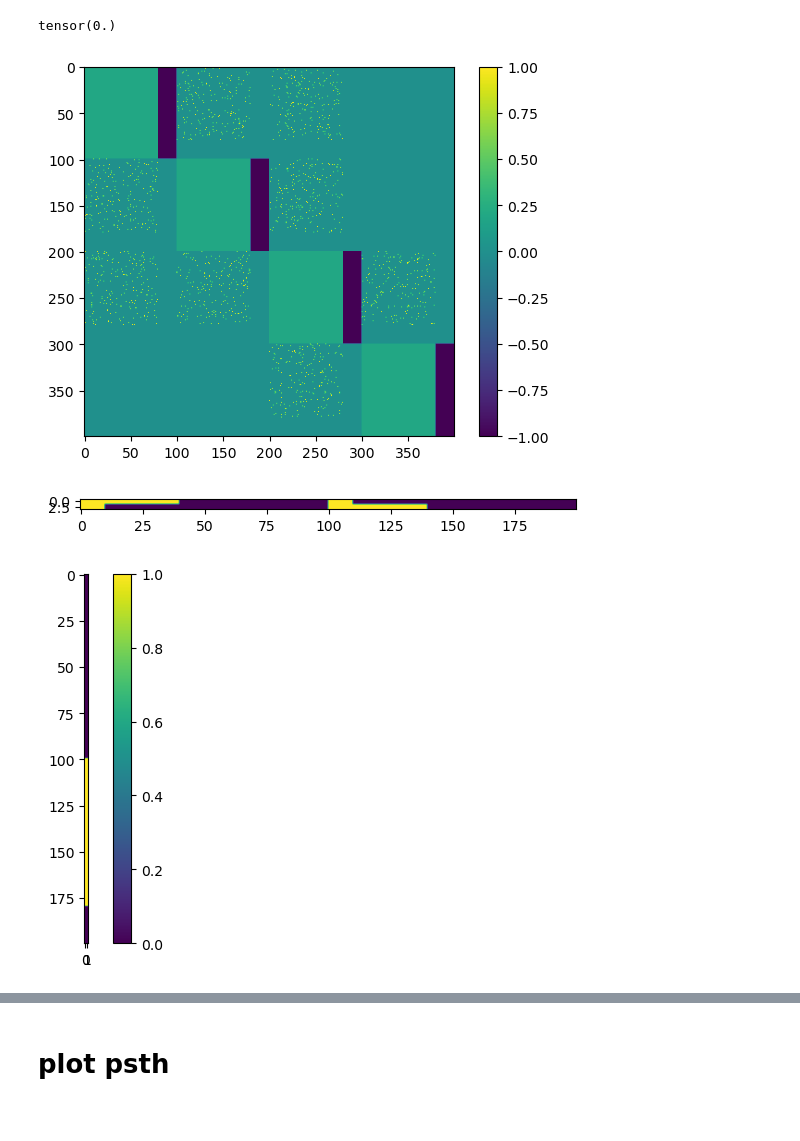
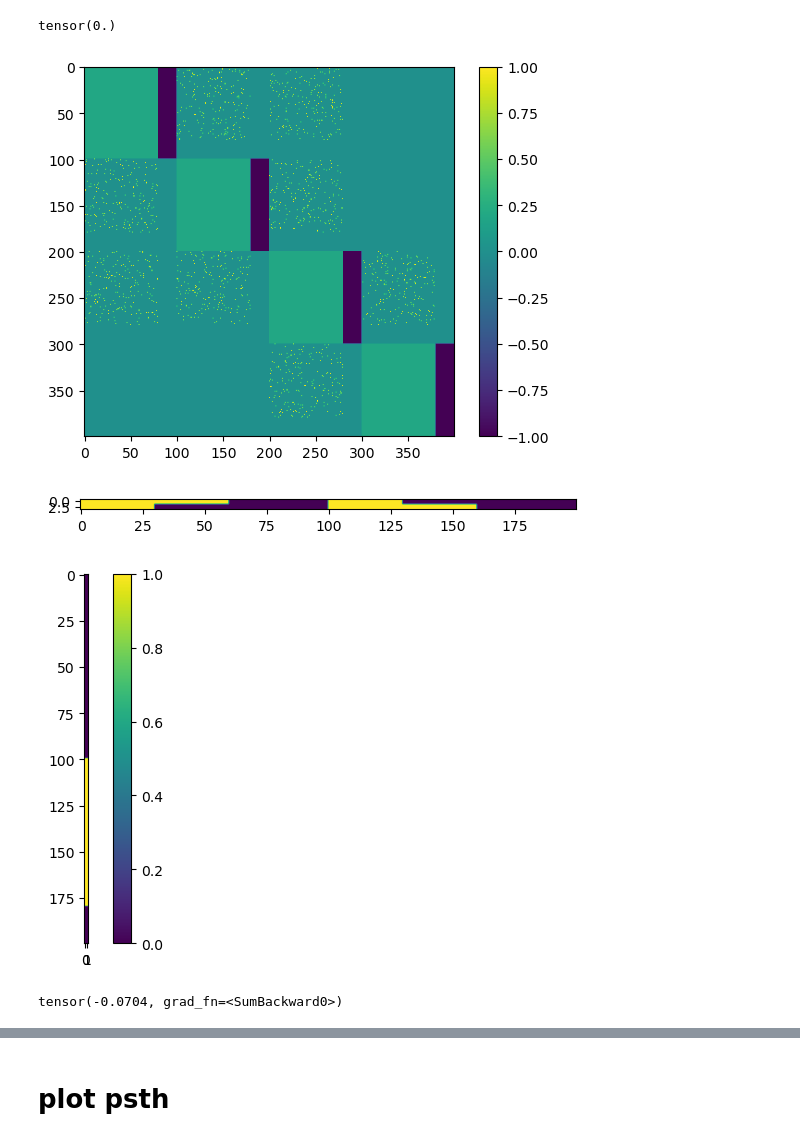
Before and after one commit to tianw6/lowrank_inference, a Jupyter notebook: notebooks/4Areas_2C2O.ipynb, the cells around one changed output, grey strips where cells are left out. Saved outputs shown, nothing was run; the diff lists cells and outputs as text; code cells hidden in the pictures.

```diff
--- a/notebooks/4Areas_2C2O.ipynb
+++ b/notebooks/4Areas_2C2O.ipynb
@@ -154,45 +154,64 @@ mask_rec[0:100,200:300] = create_area_conn(20,connStrength,100)
 
 
 
-mask_in[:2,:40] = 1
-mask_in[2:,:10] = 1
+# mask_in[:2,:40] = 1
+# mask_in[2:,:10] = 1
 
 
-mask_in[:2,100:110] = 1
-mask_in[2:,100:140] = 1
+# mask_in[:2,100:110] = 1
+# mask_in[2:,100:140] = 1
+
+
+mask_in[:2,:60] = 1
+mask_in[2:,:30] = 1
+
+
+mask_in[:2,100:130] = 1
+mask_in[2:,100:160] = 1
 
 
 mask_out[:300,:] = 0
 mask_out[380:,:] = 0
 
 
 
 
 wi_mask = mask_in
 wo_mask = mask_out
 
 
 
 wrec_mask = mask_rec.t()
 
 
 
 print(torch.sum(wrec_mask))
 
 plt.imshow(mask_rec, cmap = 'viridis')
 plt.colorbar()
 plt.show()
 
 plt.imshow(wi_mask[:,:200])
 plt.show()
 plt.imshow(wo_mask[200:])
 plt.colorbar()
 plt.show()
 # %% [output]
 tensor(0.)
-[figure, old version]
+[figure, new version]
-[figure, old version]
+[figure, new version]
 [figure]
+# %%
+winit = torch.nn.Parameter(torch.normal(mean=0, std=1/sqrt(400), size=(400, 400)))
+
+param = torch.nn.Parameter(torch.randn(400, 400) * (1/sqrt(400)))
+
+
+winit = abs(winit)*wrec_mask
+
+print(torch.sum(winit))
+# %% [output]
+tensor(-0.0704, grad_fn=<SumBackward0>)
 # %%
 noise_std = 1e-2
 alpha = .1
```
Also changed, not shown: parts of 6 cells of this notebook, 3 other files.
